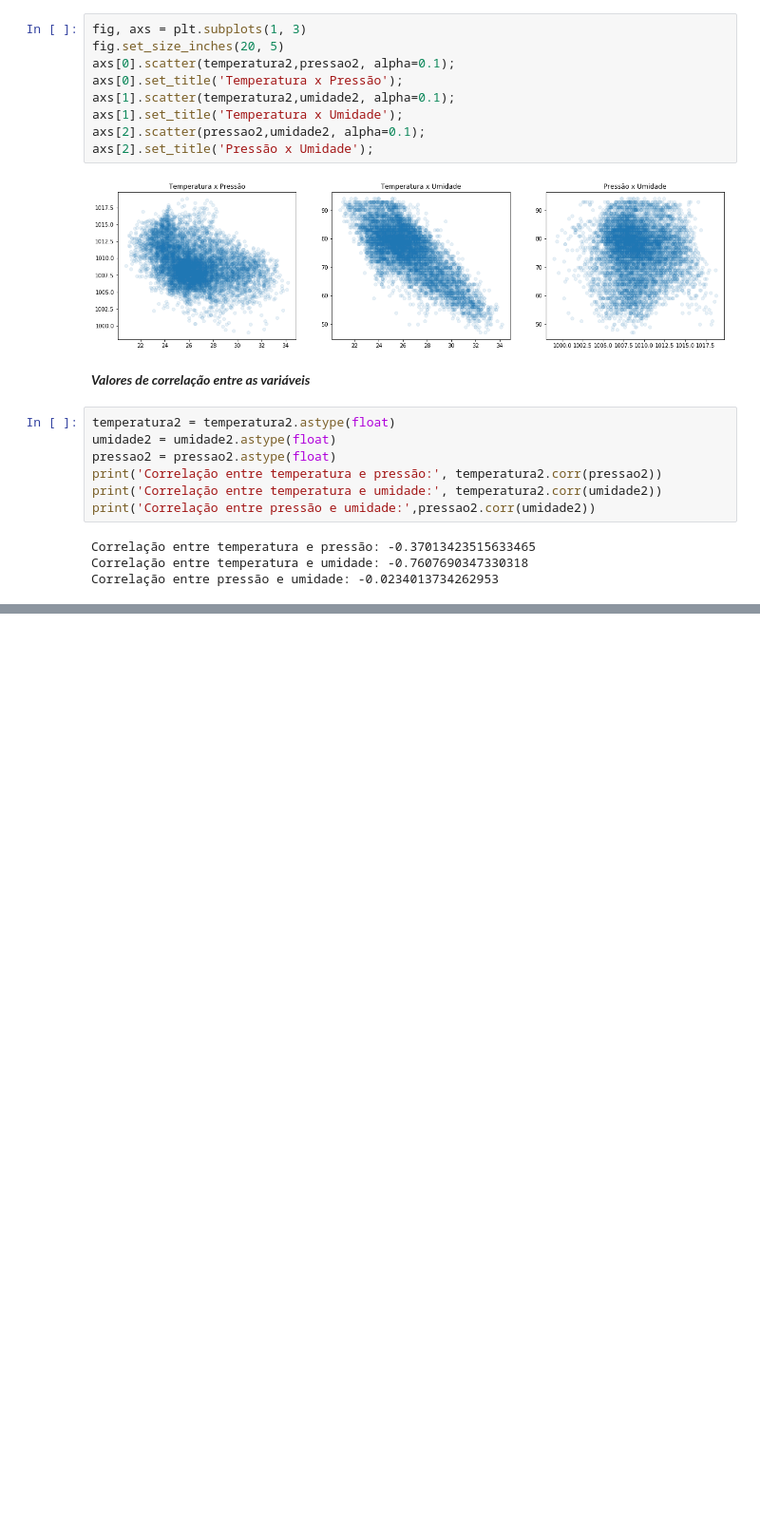
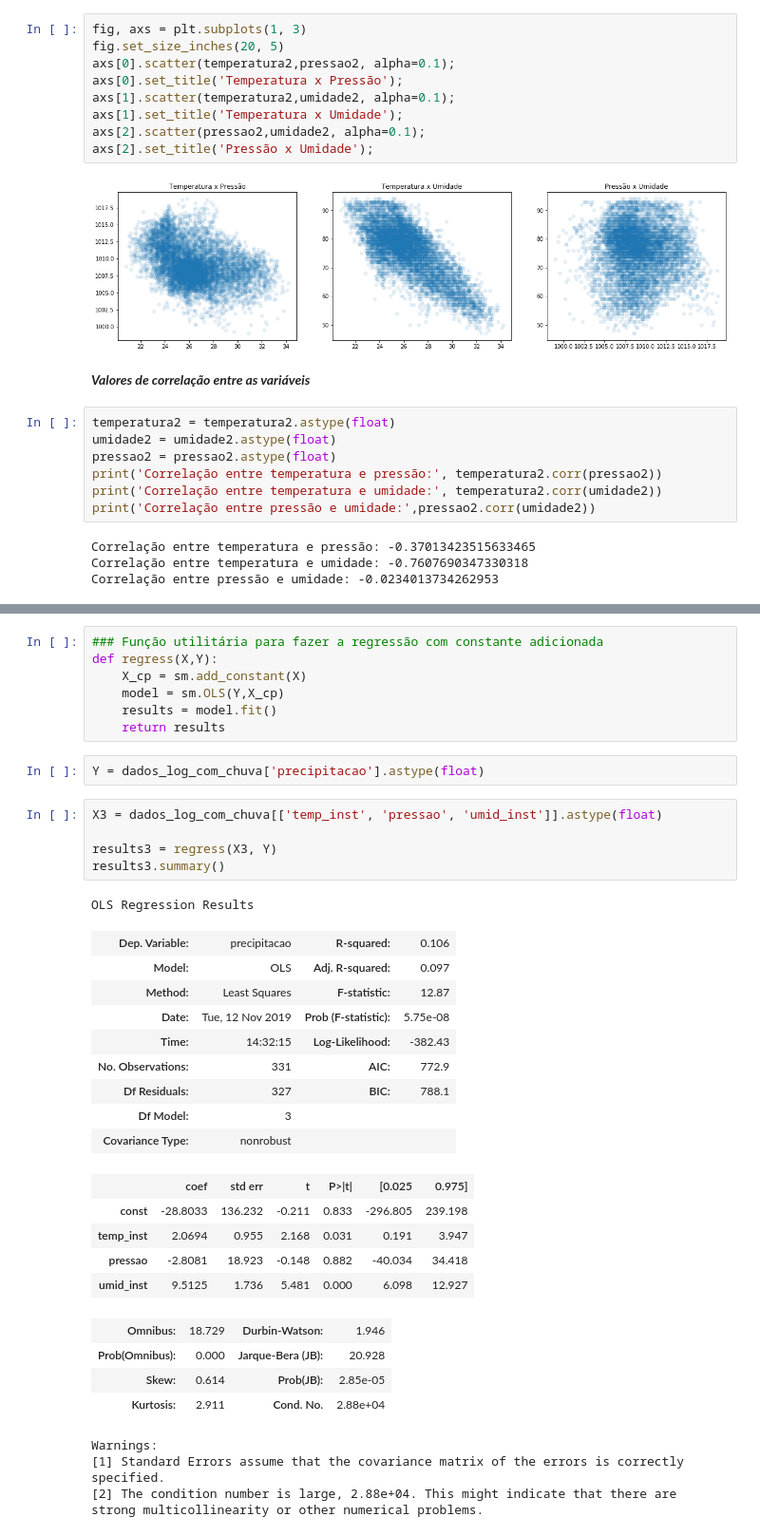
Before and after one commit to Joao-Pedro-Chacon-Ruiz/Modelo_de_precificacao_carros, a Jupyter notebook: Previsao_chuva.ipynb, the cells around one changed output, grey strips where cells are left out. Shown at 95% size. Saved outputs shown, nothing was run; the diff lists cells and outputs as text; blank space fills up the shorter version.

Commit message:
primeira regressão multipla

```diff
--- a/Previsao_chuva.ipynb
+++ b/Previsao_chuva.ipynb
@@ -375 +375,39 @@ Grafico2Eixos(tempo2, 'Tempo (dias)',umidade2, 'Umidade',pressao2, 'Presão')
 [figure]
+# %%
+### Função utilitária para fazer a regressão com constante adicionada
+def regress(X,Y):
+    X_cp = sm.add_constant(X)
+    model = sm.OLS(Y,X_cp)
+    results = model.fit()
+    return results
+# %%
+Y = dados_log_com_chuva['precipitacao'].astype(float)
+# %%
+X3 = dados_log_com_chuva[['temp_inst', 'pressao', 'umid_inst']].astype(float)
+
+results3 = regress(X3, Y)
+results3.summary()
+# %% [output]
+OLS Regression Results
+| Dep. Variable: | precipitacao | R-squared: | 0.106 |
+| Model: | OLS | Adj. R-squared: | 0.097 |
+| Method: | Least Squares | F-statistic: | 12.87 |
+| Date: | Tue, 12 Nov 2019 | Prob (F-statistic): | 5.75e-08 |
+| Time: | 14:32:15 | Log-Likelihood: | -382.43 |
+| No. Observations: | 331 | AIC: | 772.9 |
+| Df Residuals: | 327 | BIC: | 788.1 |
+| Df Model: | 3 |  |  |
+| Covariance Type: | nonrobust |  |  |
+|  | coef | std err | t | P>|t| | [0.025 | 0.975] |
+| const | -28.8033 | 136.232 | -0.211 | 0.833 | -296.805 | 239.198 |
+| temp_inst | 2.0694 | 0.955 | 2.168 | 0.031 | 0.191 | 3.947 |
+| pressao | -2.8081 | 18.923 | -0.148 | 0.882 | -40.034 | 34.418 |
+| umid_inst | 9.5125 | 1.736 | 5.481 | 0.000 | 6.098 | 12.927 |
+| Omnibus: | 18.729 | Durbin-Watson: | 1.946 |
+| Prob(Omnibus): | 0.000 | Jarque-Bera (JB): | 20.928 |
+| Skew: | 0.614 | Prob(JB): | 2.85e-05 |
+| Kurtosis: | 2.911 | Cond. No. | 2.88e+04 |
+Warnings:
+[1] Standard Errors assume that the covariance matrix of the errors is correctly specified.
+[2] The condition number is large, 2.88e+04. This might indicate that there are
+strong multicollinearity or other numerical problems.
```
Also changed, not shown: parts of 5 cells of this notebook.
